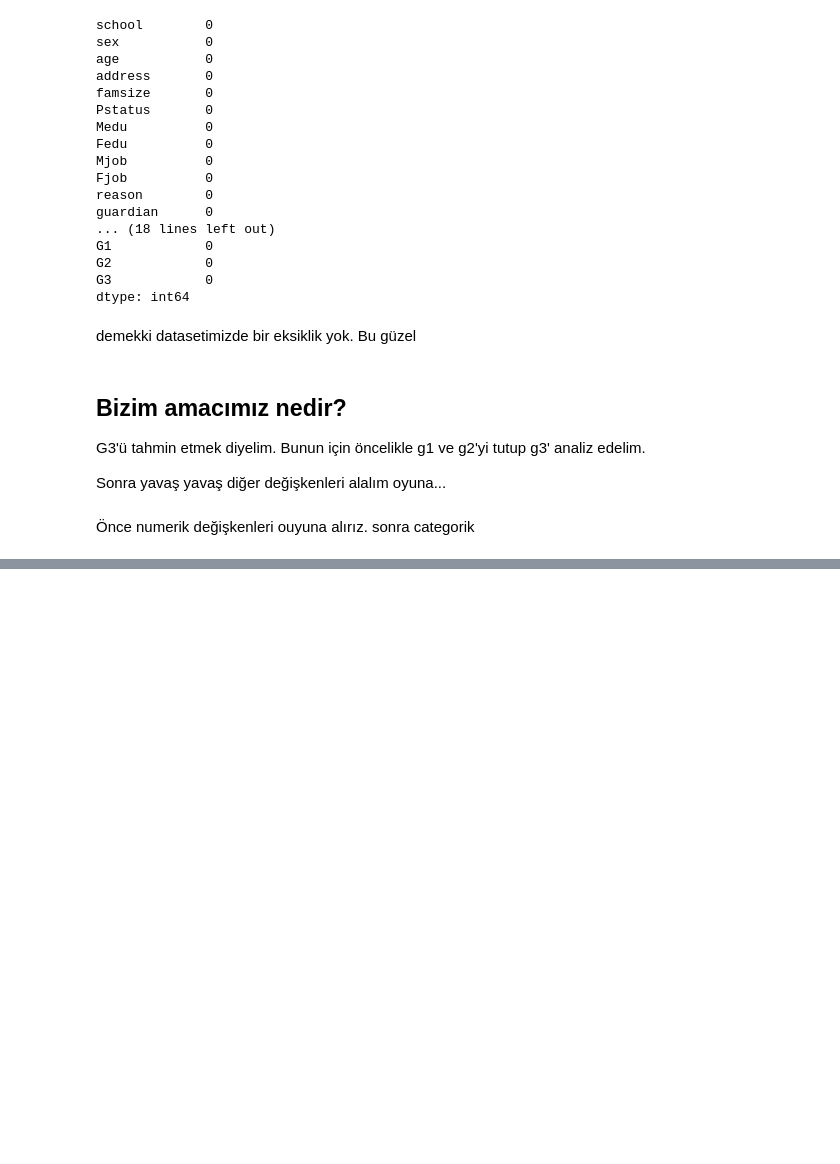
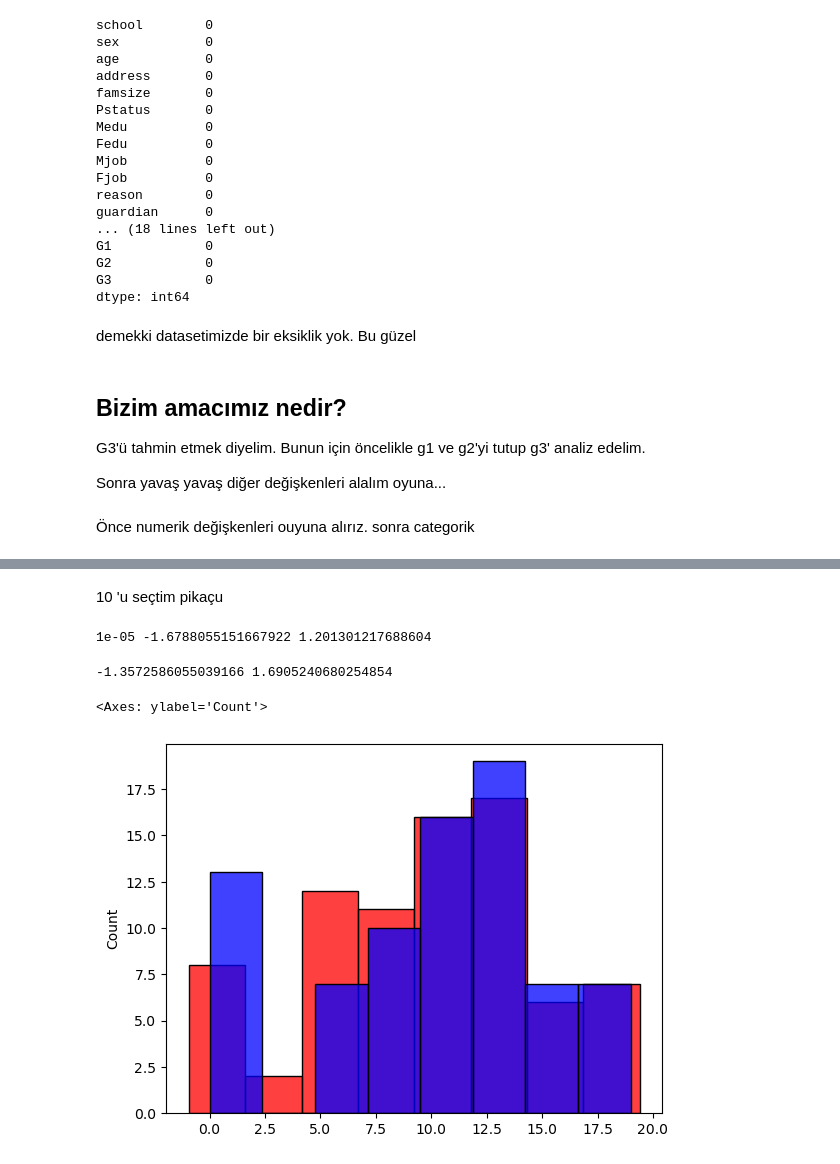
Before and after one commit to cfdonmez/mlzoomcamp-sand-2023, a Jupyter notebook: sandBoxFD/Section2/student_Sands_part1.ipynb, the cells around one changed output, grey strips where cells are left out. Saved outputs shown, nothing was run; the diff lists cells and outputs as text; code cells hidden in the pictures; blank space fills up the shorter version.

```diff
--- a/sandBoxFD/Section2/student_Sands_part1.ipynb
+++ b/sandBoxFD/Section2/student_Sands_part1.ipynb
@@ -79,0 +222,12 @@ Sonra yavaş yavaş diğer değişkenleri alalım oyuna...
+# %% [markdown]
+10 'u seçtim pikaçu
+# %%
+X_train = prepare_X(df_train)
+w0, w = train_linear_regression(X_train, y_train, r = 10)
+X_val = prepare_X(df_val)
+y_pred = w0 + X_val.dot(w)
+
+score = rmse(y_val,y_pred)
+print (r, w0, score)
+# %% [output]
+1e-05 -1.6788055151667922 1.201301217688604
@@ -79,0 +238,20 @@ Sonra yavaş yavaş diğer değişkenleri alalım oyuna...
+# %%
+X_full_train = prepare_X(df_full_train)
+# %%
+y_full_train = np.concatenate([y_train, y_val])
+# %%
+w0, w = train_linear_regression(X_full_train, y_full_train, r= 10)
+# %%
+X_test = prepare_X(df_test)
+y_pred = w0 + X_test.dot(w)
+
+score = rmse(y_test,y_pred)
+print (w0, score)
+# %% [output]
+-1.3572586055039166 1.6905240680254854
+# %%
+sns.histplot(y_pred, color='red')
+sns.histplot(y_test, color = 'blue')
+# %% [output]
+<Axes: ylabel='Count'>
+[figure, added]
```
Also changed, not shown: parts of 31 cells of this notebook.
